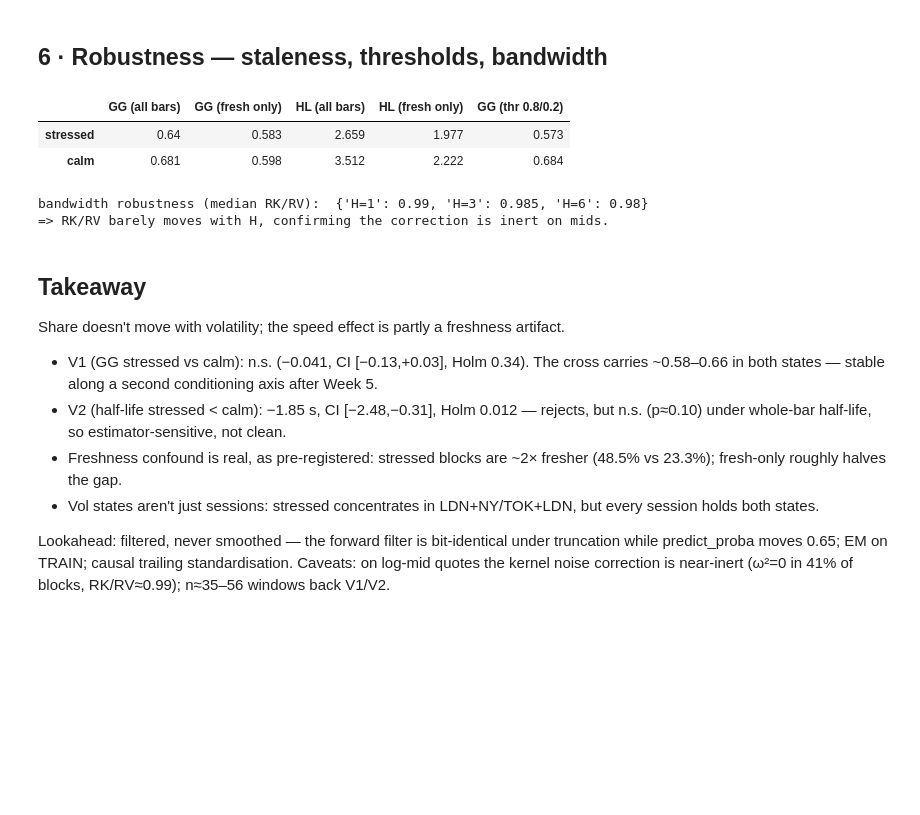
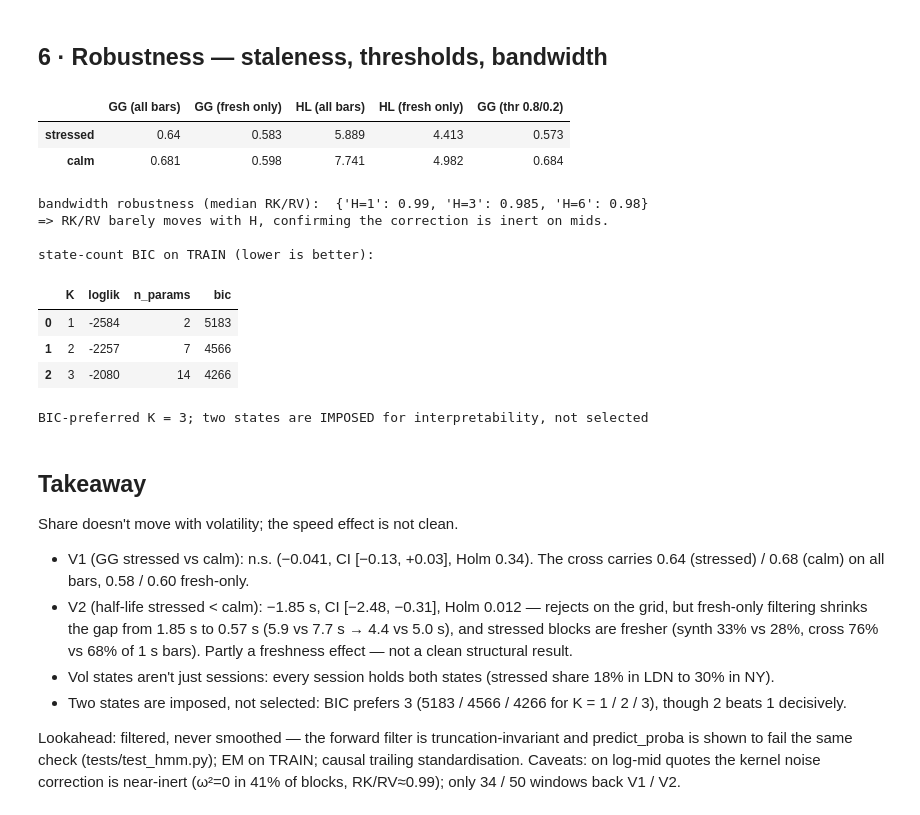
Before and after one commit to Panchetti/FX-Triangle-Discovery, a Jupyter notebook: notebooks/06_vol_regimes.ipynb, the cells around one changed output. Saved outputs shown, nothing was run; the diff lists cells and outputs as text; code cells hidden in the pictures; blank space fills up the shorter version.

```diff
--- a/notebooks/06_vol_regimes.ipynb
+++ b/notebooks/06_vol_regimes.ipynb
@@ -192,43 +192,58 @@ V.set_index("hypothesis").round(4)
 ## 6 · Robustness — staleness, thresholds, bandwidth
 # %%
 def gg_hl(r):
-    a=disc.aggregate_discovery(r); return a.loc["cross","gg_median"], a.attrs["half_life_median"]
+    a=disc.aggregate_discovery(r); return a.loc["cross","gg_median"], a.attrs["half_life_dyn_median"]
 res_sf = regime_res(stale=True)
 res_thr = regime_res(thr=(0.8,0.2))
 rob = pd.DataFrame({
     "GG (all bars)":      {s: gg_hl(res[s])[0]     for s in res},
     "GG (fresh only)":    {s: gg_hl(res_sf[s])[0]  for s in res_sf},
     "HL (all bars)":      {s: gg_hl(res[s])[1]     for s in res},
     "HL (fresh only)":    {s: gg_hl(res_sf[s])[1]  for s in res_sf},
     "GG (thr 0.8/0.2)":   {s: gg_hl(res_thr[s])[0] for s in res_thr},
 })
 display(rob.round(3))
 
 bw = {f"H={h}": rz.rk_diagnostics(rz.rk_blocks(tri, dates[:40], liquid=LIQUID, H_override=h))["rk_over_rv_median"]
       for h in [1,3,6]}
 print("\nbandwidth robustness (median RK/RV): ", {k: round(v,3) for k,v in bw.items()},
       "\n=> RK/RV barely moves with H, confirming the correction is inert on mids.")
+
+bic = H.state_count_bic(xs[:cut], len_tr, ks=(1, 2, 3), seed=0)
+print("\nstate-count BIC on TRAIN (lower is better):")
+display(bic.round(1))
+print(f"BIC-preferred K = {int(bic.loc[bic.bic.idxmin(), 'K'])}; "
+      "two states are IMPOSED for interpretability, not selected")
 # %% [output]
 |  | GG (all bars) | GG (fresh only) | HL (all bars) | HL (fresh only) | GG (thr 0.8/0.2) |
-| stressed | 0.64 | 0.583 | 2.659 | 1.977 | 0.573 |
-| calm | 0.681 | 0.598 | 3.512 | 2.222 | 0.684 |
+| stressed | 0.64 | 0.583 | 5.889 | 4.413 | 0.573 |
+| calm | 0.681 | 0.598 | 7.741 | 4.982 | 0.684 |
 bandwidth robustness (median RK/RV):  {'H=1': 0.99, 'H=3': 0.985, 'H=6': 0.98}
 => RK/RV barely moves with H, confirming the correction is inert on mids.
+
+state-count BIC on TRAIN (lower is better):
+|  | K | loglik | n_params | bic |
+| 0 | 1 | -2584 | 2 | 5183 |
+| 1 | 2 | -2257 | 7 | 4566 |
+| 2 | 3 | -2080 | 14 | 4266 |
+BIC-preferred K = 3; two states are IMPOSED for interpretability, not selected
 # %% [markdown]
 ## Takeaway
 
-Share doesn't move with volatility; the speed effect is partly a freshness artifact.
+Share doesn't move with volatility; the speed effect is not clean.
 
-- V1 (GG stressed vs calm): n.s. (−0.041, CI [−0.13,+0.03], Holm 0.34). The cross carries
- ~0.58–0.66 in both states — stable along a second conditioning axis after Week 5.
-- V2 (half-life stressed < calm): −1.85 s, CI [−2.48,−0.31], Holm 0.012 — rejects, but n.s.
- (p≈0.10) under whole-bar half-life, so estimator-sensitive, not clean.
-- Freshness confound is real, as pre-registered: stressed blocks are ~2× fresher (48.5% vs
- 23.3%); fresh-only roughly halves the gap.
-- Vol states aren't just sessions: stressed concentrates in LDN+NY/TOK+LDN, but every session
- holds both states.
+- V1 (GG stressed vs calm): n.s. (−0.041, CI [−0.13, +0.03], Holm 0.34). The cross carries 0.64
+  (stressed) / 0.68 (calm) on all bars, 0.58 / 0.60 fresh-only.
+- V2 (half-life stressed < calm): −1.85 s, CI [−2.48, −0.31], Holm 0.012 — rejects on the grid,
+  but fresh-only filtering shrinks the gap from 1.85 s to 0.57 s (5.9 vs 7.7 s → 4.4 vs 5.0 s),
+  and stressed blocks are fresher (synth 33% vs 28%, cross 76% vs 68% of 1 s bars). Partly a
+  freshness effect — not a clean structural result.
+- Vol states aren't just sessions: every session holds both states (stressed share 18% in LDN to
+  30% in NY).
+- Two states are imposed, not selected: BIC prefers 3 (5183 / 4566 / 4266 for K = 1 / 2 / 3),
+  though 2 beats 1 decisively.
 
-Lookahead: filtered, never smoothed — the forward filter is bit-identical under truncation while
-predict_proba moves 0.65; EM on TRAIN; causal trailing standardisation. Caveats: on log-mid
-quotes the kernel noise correction is near-inert (ω²=0 in 41% of blocks, RK/RV≈0.99); n≈35–56
-windows back V1/V2.
+Lookahead: filtered, never smoothed — the forward filter is truncation-invariant and predict_proba
+is shown to fail the same check (tests/test_hmm.py); EM on TRAIN; causal trailing standardisation.
+Caveats: on log-mid quotes the kernel noise correction is near-inert (ω²=0 in 41% of blocks,
+RK/RV≈0.99); only 34 / 50 windows back V1 / V2.
```
Also changed, not shown: 40 other files.
